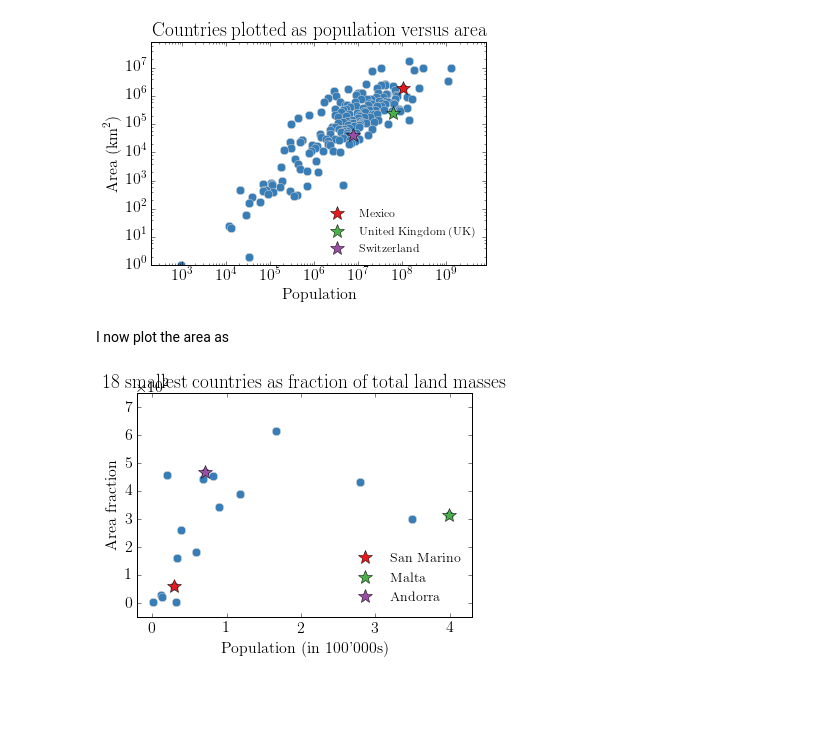
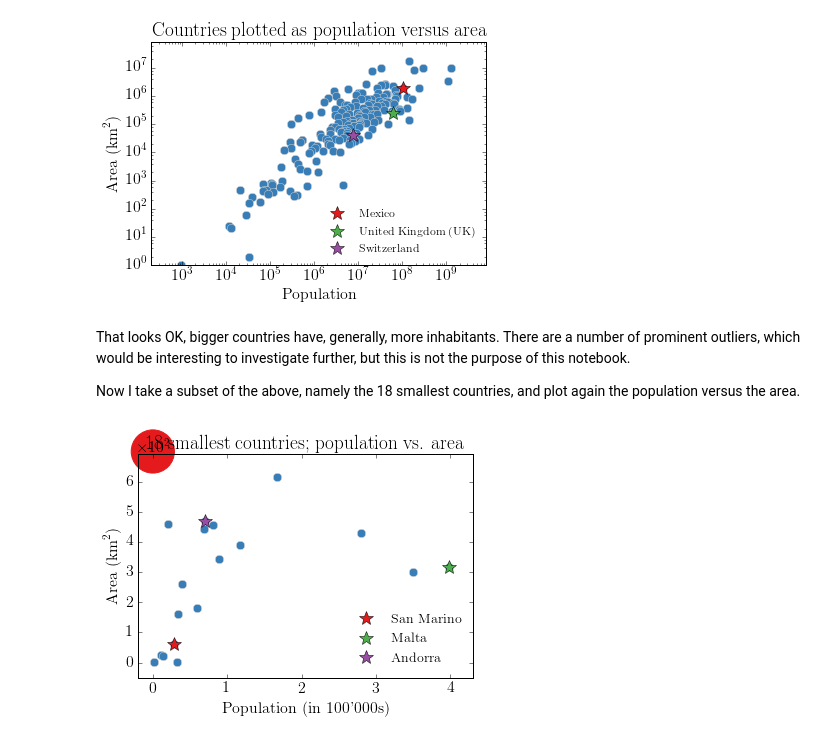
Before and after one commit to prisae/blog-notebooks, a Jupyter notebook: MoveSciNot.ipynb, the cells around one changed output. Cells and saved outputs as stored; diff of their text form; code cells hidden in the pictures; blank space fills up the shorter version.

```diff
--- a/MoveSciNot.ipynb
+++ b/MoveSciNot.ipynb
@@ -12,16 +12,16 @@ For me personally, it is a combination of the latter two. Now, a word of caution
 import urllib3
 import numpy as np
 from matplotlib import rc
+from adashof import circle # To highlight, see Circle.ipynb in this repo
 from bs4 import BeautifulSoup
 import matplotlib.pyplot as plt
-from adashof import circle
 
 # Increase font size, set CM as default text, and use LaTeX
 rc('font', **{'size': 16, 'family': 'serif', 'serif': ['Computer Modern Roman']})
 rc('text', usetex=True)
 
 # Define colours (taken from http://colorbrewer2.org)
-colours = ['#377eb8', '#e41a1c', '#4daf4a', '#984ea3', '#ff7f00', '#ffff33', '#a65628']
+clr = ['#377eb8', '#e41a1c', '#4daf4a', '#984ea3', '#ff7f00', '#ffff33', '#a65628']
 # %% [markdown]
 ### Load `move_sn_y`
 (You can find it in the notebook `adashof.ipynb`, in the same repo as this notebook).
@@ -126,16 +141,16 @@ First a QC plot to check the data.
 fig1 = plt.figure()
 
 # Plot data on a loglog-scale
-plt.loglog(population, area, 'o', c=colours[0], mec='.8', ms=8)
+plt.loglog(population, area, 'o', c=clr[0], mec='.8', ms=8)
 
 # Highlight some countries
 i = 0
 for count in ['Mexico', 'United Kingdom (UK)', 'Switzerland']:
     ci = country.index(count)
-    plt.loglog(population[ci], area[ci], '*', c=colours[i+1], mec='k', ms=14, label=count)
+    plt.loglog(population[ci], area[ci], '*', c=clr[i+1], mec='k', ms=14, label=count)
     i += 1
 
-# Label the plot and set limits
+# Label the plot, set limits, legend
 plt.axis([2e2, 8e9, 0, 8e7])
 plt.title('Countries plotted as population versus area')
 plt.xlabel(r'Population')
@@ -145,30 +160,37 @@ plt.legend(loc='lower right', frameon=False, fontsize=12, numpoints=1)
 plt.show()
 # %% [output]
 [figure]
-# %% [markdown]
-I now plot the area as
+# %% [markdown]
+That looks OK, bigger countries have, generally, more inhabitants. There are a number of prominent outliers, which would be interesting to investigate further, but this is not the purpose of this notebook.
+
+Now I take a subset of the above, namely the 18 smallest countries, and plot again the population versus the area.
 # %%
-# small amplitudes (power of minus ten)
-
+# Create figure
 fig2a = plt.figure()
 
-plt.plot(population[-18:]/100000, area[-18:], 'o', c=colours[0], mec='.8', ms=8)
-#/sum(area)
+# Plot data on a linear scale
+plt.plot(population[-18:]/100000, area[-18:], 'o', c=clr[0], mec='.8', ms=8)
+
+# Highlight some countries
 i = 0
 for count in ['San Marino', 'Malta', 'Andorra']:
     ci = country.index(count)
-    plt.plot(population[ci]/100000, area[ci], '*', c=colours[i+1], mec='k', ms=14, label=count)
+    plt.plot(population[ci]/100000, area[ci], '*', c=clr[i+1], mec='k', ms=14, label=count)
     i += 1
 
-plt.title(r'18 smallest countries as fraction of total land masses')
+# Label the plot, set limits, legend
+plt.axis([-.2, 4.3, -50, 690])
+plt.title(r'18 smallest countries; population vs. area')
 plt.xlabel(r"Population (in 100'000s)")
-plt.ylabel(r'Area fraction')
+plt.ylabel(r'Area ($\rm{km}^2$)')
 plt.legend(loc='lower right', frameon=False, fontsize=14, numpoints=1)
 
-# Set scientific notation
+# Enforce scientific notation
 plt.gca().yaxis.major.formatter.set_powerlimits((0,0))
 
-plt.axis([-.2, 4.3, -50, 750])
+# Highlight the problem
+circle((0, 700), .1, {'color':clr[1], 'clip_on': False})
+
 plt.draw()
 # %% [output]
-[figure, old version]
+[figure, new version]
```
Also changed, not shown: parts of 8 cells of this notebook, 1 other file.
